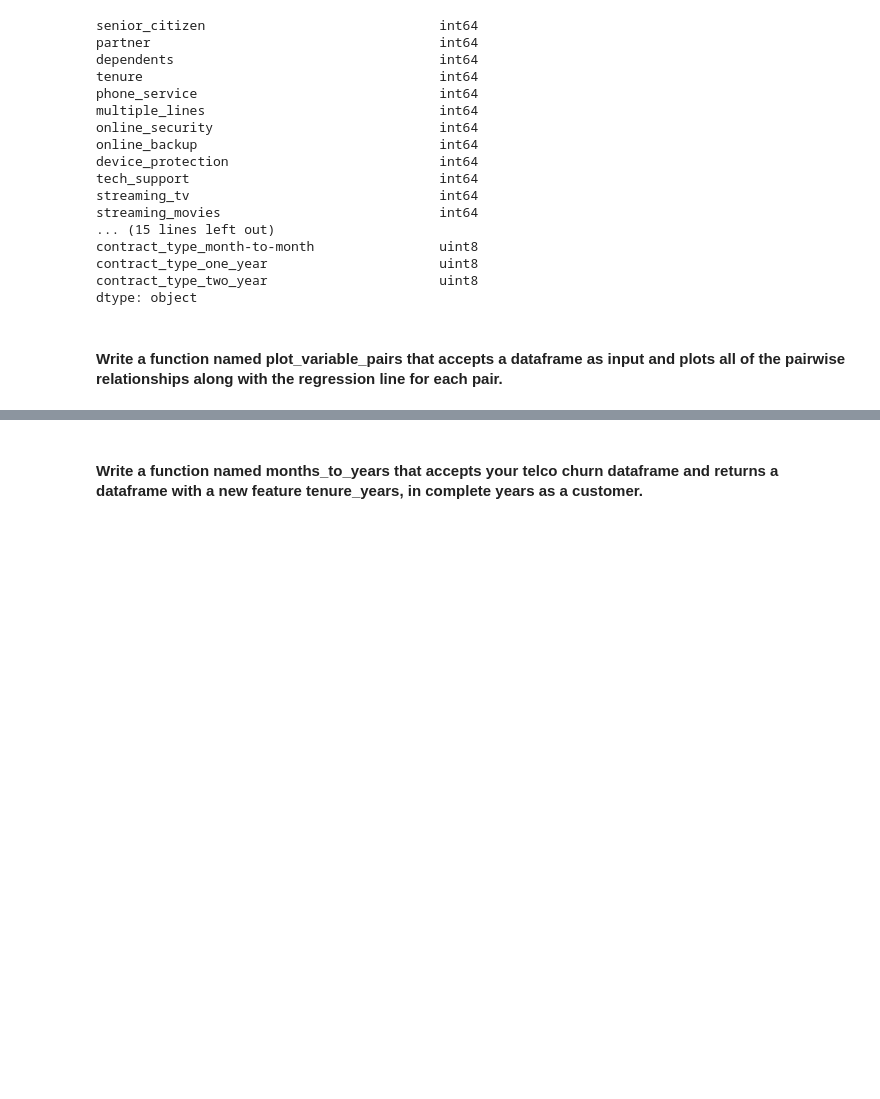
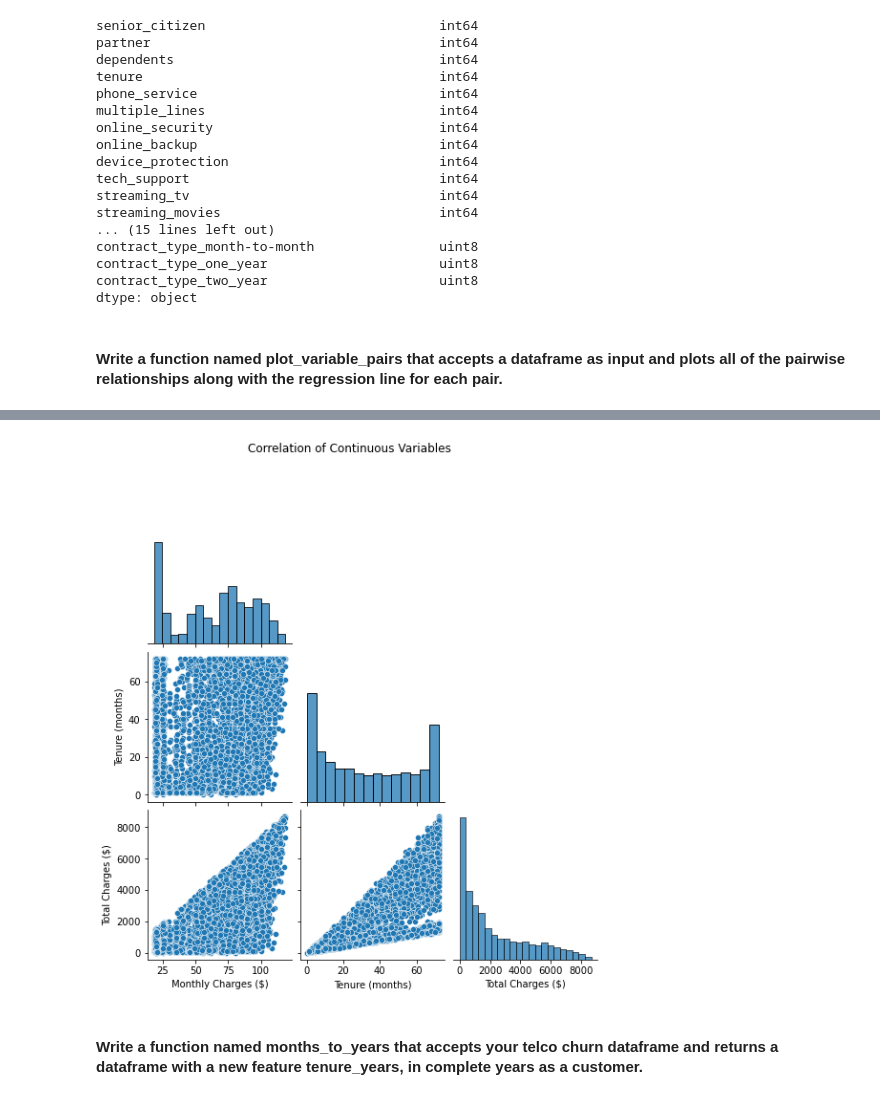
Before and after one commit to JaredVahle/regression-exercises, a Jupyter notebook: explore.ipynb, the cells around one changed output, grey strips where cells are left out. Cells and saved outputs as stored; diff of their text form; code cells hidden in the pictures; blank space fills up the shorter version.

```diff
--- a/explore.ipynb
+++ b/explore.ipynb
@@ -99,3 +112,22 @@ def plot_variable_pairs(train,hue):
+# %%
+def plot_pairplot(train, cols, descriptive=None, hue=None):
+    '''
+    Take in train df, list of columns to plot, and hue=None
+    and display scatter plots and hists.
+    '''
+    pairplot = sns.pairplot(train[cols], corner=True)
+    pairplot.axes.flat[0].set_ylabel(cols[0])
+    if descriptive:
+        for ax in pairplot.axes.flat:
+            if ax:
+                ax.set_xlabel(descriptive[ax.get_xlabel()])
+                ax.set_ylabel(descriptive[ax.get_ylabel()])
+    pairplot.fig.suptitle('Correlation of Continuous Variables', y=1.08)
+    plt.show()
+# %%
+plot_pairplot(train, telco_cols, descriptive=descriptive)
+# %% [output]
+[figure, added]
 # %% [markdown]
 #### Write a function named months_to_years that accepts your telco churn dataframe and returns a dataframe with a new feature tenure_years, in complete years as a customer.
 # %%
```
Also changed, not shown: parts of 11 cells of this notebook, 1 other file.
